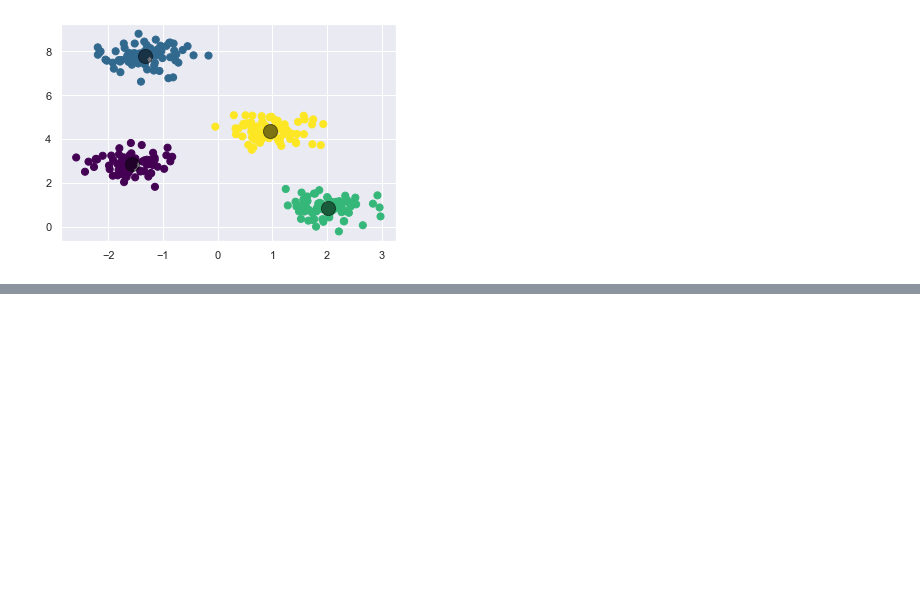
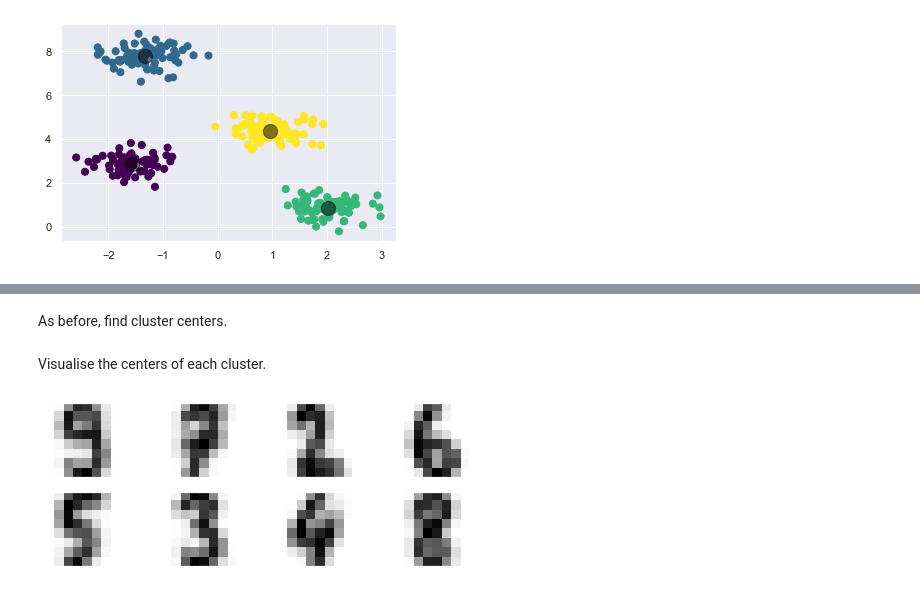
Before and after one commit to lhutton1/harvard-tiny-ml-course, a Jupyter notebook: applications/k-means-clustering-for-anomaly-detection.ipynb, the cells around one changed output, grey strips where cells are left out. Cells and saved outputs as stored; diff of their text form; code cells hidden in the pictures; blank space fills up the shorter version.

```diff
--- a/applications/k-means-clustering-for-anomaly-detection.ipynb
+++ b/applications/k-means-clustering-for-anomaly-detection.ipynb
@@ -40,0 +144,32 @@ plt.scatter(centers[:, 0], centers[:, 1], c='black', s=200, alpha=0.5)
+# %%
+from sklearn.datasets import load_digits
+digits = load_digits()
+
+normal_data = []
+abnormal_data = []
+normal_label = []
+abnormal_label = []
+num_clusters = 8
+
+for i in range(len(digits.target)):
+    if digits.target[i] < 10 - num_clusters:
+        abnormal_data.append(digits.data[i])
+        abnormal_label.append(digits.target[i])
+    else:
+        normal_data.append(digits.data[i])
+        normal_label.append(digits.target[i])
+# %% [markdown]
+As before, find cluster centers.
+# %%
+kmeans = KMeans(n_clusters=num_clusters, random_state=0)
+clusters = kmeans.fit_predict(normal_data)
+# %% [markdown]
+Visualise the centers of each cluster.
+# %%
+fig, ax = plt.subplots(2, int(num_clusters / 2), figsize=(8, 3))
+centers = kmeans.cluster_centers_.reshape(num_clusters, 8, 8)
+for a, c in zip(ax.flat, centers):
+    a.set(xticks=[], yticks=[])
+    a.imshow(c, interpolation='nearest', cmap=plt.cm.binary)
+# %% [output]
+[figure, added]
```
Also changed, not shown: parts of 19 cells of this notebook.
